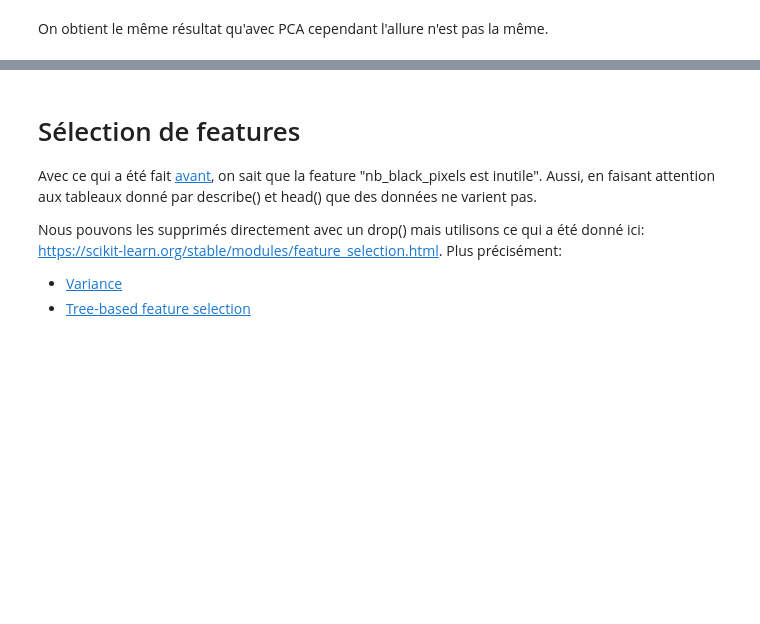
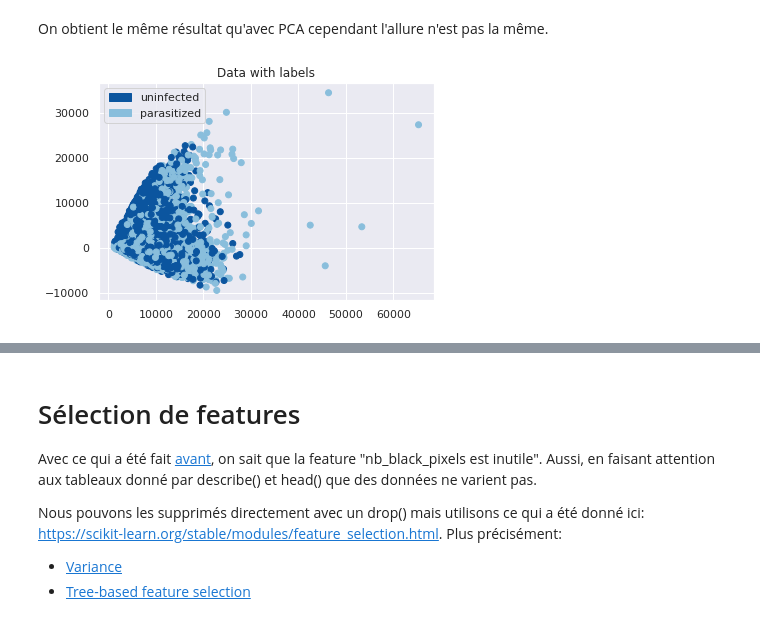
Before and after one commit to PhamAlexT/MOSQUITO, a Jupyter notebook: starting_kit/README_preprocessing.ipynb, the cells around one changed output, grey strips where cells are left out. Cells and saved outputs as stored; diff of their text form; code cells hidden in the pictures; blank space fills up the shorter version.

```diff
--- a/starting_kit/README_preprocessing.ipynb
+++ b/starting_kit/README_preprocessing.ipynb
@@ -823,3 +882,15 @@ Text(0.5, 1.0, 'Sans outlier')
 [figure]
 # %% [markdown]
 On obtient le même résultat qu'avec PCA cependant l'allure n'est pas la même.
+# %%
+#Reduire la dimension pour le plot
+d = df_n.drop(columns=['parasitized'])
+tsvd= TruncatedSVD(n_components=2)
+Xtsvd_AA = tsvd.fit_transform(d)
+l = df_n.to_numpy()[:,0]
+plt.legend(handles=[cells_a,cells_b])
+plt.title('Data with labels')
+plt.scatter(Xtsvd_AA[:, 0], Xtsvd_AA[:, 1],  c=colors[l.astype(int)])
+plt.show()
+# %% [output]
+[figure, added]
```
Also changed, not shown: parts of 20 cells of this notebook.
